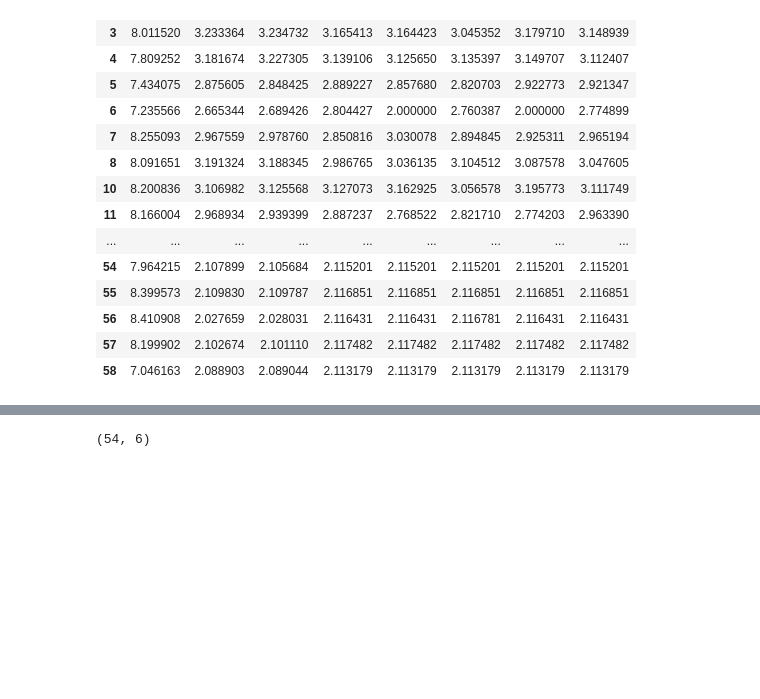
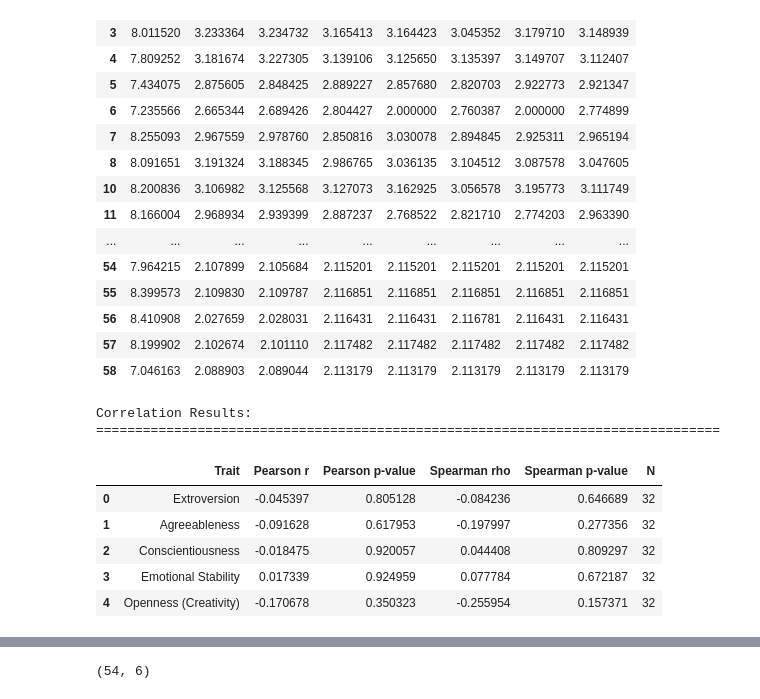
Before and after one commit to deybelman/EEG_Analysis_Project, a Jupyter notebook: analysis.ipynb, the cells around one changed output, grey strips where cells are left out. Cells and saved outputs as stored; diff of their text form; code cells hidden in the pictures; blank space fills up the shorter version.

```diff
--- a/analysis.ipynb
+++ b/analysis.ipynb
@@ -479,3 +742,79 @@ participant_mean_lzc_df
 | 56 | 8.410908 | 2.027659 | 2.028031 | 2.116431 | 2.116431 | 2.116781 | 2.116431 | 2.116431 |
 | 57 | 8.199902 | 2.102674 | 2.101110 | 2.117482 | 2.117482 | 2.117482 | 2.117482 | 2.117482 |
 | 58 | 7.046163 | 2.088903 | 2.089044 | 2.113179 | 2.113179 | 2.113179 | 2.113179 | 2.113179 |
+# %%
+# Correlation analysis between LZC scores and personality traits
+from scipy import stats
+import seaborn as sns
+import matplotlib.pyplot as plt
+
+# Merge the two DataFrames on participant index
+merged_df = personality_filtered_1_to_36_df.merge(
+    participant_beta_gamma_mean_df,
+    left_index=True,
+    right_index=True,
+    how='inner'
+)
+
+# --------------------------
+# 1. Select variables
+# --------------------------
+traits = [
+    "Extroversion",
+    "Agreeableness",
+    "Conscientiousness",
+    "Emotional Stability",
+    "Openness (Creativity)"
+]
+entropy_col = "Mean_LZC_Beta_Gamma"
+
+results = []
+
+# --------------------------
+# 2. Compute correlations
+# --------------------------
+for trait in traits:
+    # Get valid pairs (drop NaN values)
+    valid_data = merged_df[[trait, entropy_col]].dropna()
+
+    if len(valid_data) > 2:  # Need at least 3 points for correlation
+        # Pearson
+        r, p = stats.pearsonr(valid_data[trait], valid_data[entropy_col])
+        # Spearman
+        rho, p_rho = stats.spearmanr(valid_data[trait], valid_data[entropy_col])
+
+        results.append({
+            "Trait": trait,
+            "Pearson r": r,
+            "Pearson p-value": p,
+            "Spearman rho": rho,
+            "Spearman p-value": p_rho,
+            "N": len(valid_data)
+        })
+    else:
+        results.append({
+            "Trait": trait,
+            "Pearson r": np.nan,
+            "Pearson p-value": np.nan,
+            "Spearman rho": np.nan,
+            "Spearman p-value": np.nan,
+            "N": len(valid_data)
+        })
+
+corr_df = pd.DataFrame(results)
+
+# --------------------------
+# 3. Show results
+# --------------------------
+print("Correlation Results:")
+print("=" * 80)
+corr_df
+# %% [output]
+Correlation Results:
+================================================================================
+|  | Trait | Pearson r | Pearson p-value | Spearman rho | Spearman p-value | N |
+| 0 | Extroversion | -0.045397 | 0.805128 | -0.084236 | 0.646689 | 32 |
+| 1 | Agreeableness | -0.091628 | 0.617953 | -0.197997 | 0.277356 | 32 |
+| 2 | Conscientiousness | -0.018475 | 0.920057 | 0.044408 | 0.809297 | 32 |
+| 3 | Emotional Stability | 0.017339 | 0.924959 | 0.077784 | 0.672187 | 32 |
+| 4 | Openness (Creativity) | -0.170678 | 0.350323 | -0.255954 | 0.157371 | 32 |
```
Also changed, not shown: parts of 16 cells of this notebook.
